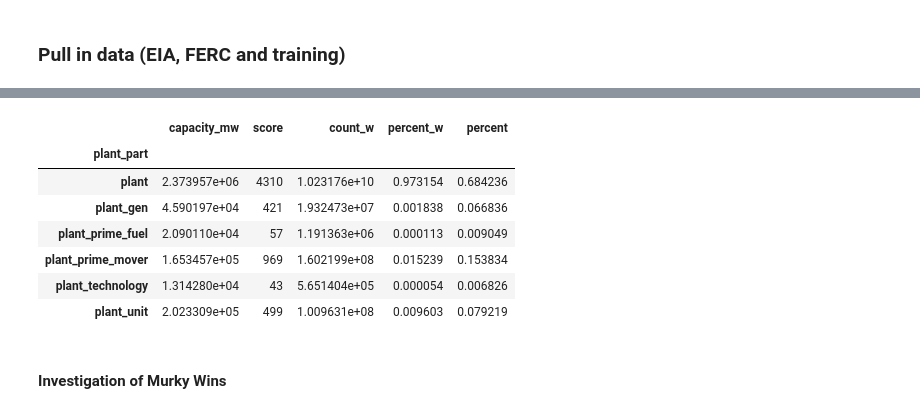
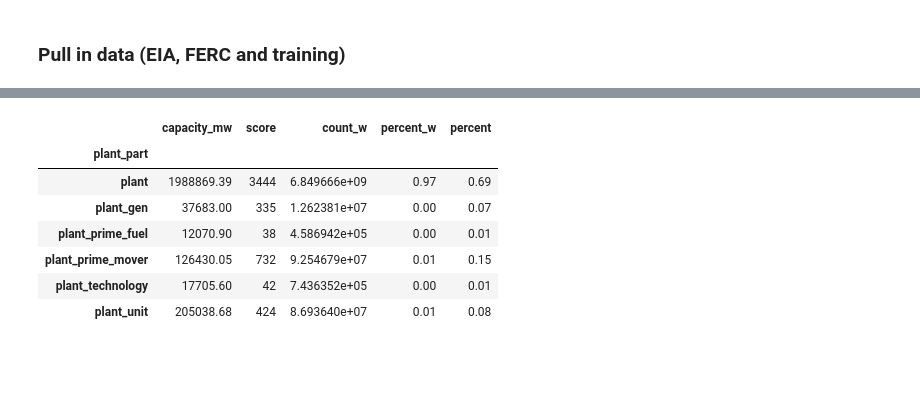
Before and after one commit to catalyst-cooperative/rmi-ferc1-eia, a Jupyter notebook: notebooks/connect_ferc1_to_eia.ipynb, the cells around one changed output, grey strips where cells are left out. Drawn from its saved outputs; the diff is of its cells as text; code cells hidden in the pictures; blank space fills up the shorter version.

```diff
--- a/notebooks/connect_ferc1_to_eia.ipynb
+++ b/notebooks/connect_ferc1_to_eia.ipynb
@@ -83,3 +67,5 @@ grabbing xlxs file.
 # %%
+file_path_training = pathlib.Path().cwd().parent /'train_ferc1_to_eia.csv'
+file_path_mul = pathlib.Path().cwd().parent /  'master_unit_list.pkl.gz'
 # pudl output object for ferc data
-pudl_out = pudl.output.pudltabl.PudlTabl(pudl_engine,freq='AS')
+pudl_out = pudl.output.pudltabl.PudlTabl(pudl_engine,freq='AS',fill=True,roll=True)
@@ -89,0 +93,10 @@ Converting the dtypes of: ferc1 plant records
+# %%
+inputs = Inputs(file_path_training, file_path_mul, pudl_out)
+features_all = (Features(feature_type='all', inputs=inputs)
+                .get_features(clobber=False))
+features_train = (Features(feature_type='training', inputs=inputs)
+                  .get_features(clobber=False))
+tuner = ModelTuner(features_train, inputs.get_train_index(), n_splits=10)
+
+matcher = Matches(best=tuner.get_best_fit_model(), inputs=inputs)
+matches_best = matcher.get_best_matches(features_train, features_all)
@@ -274,28 +227,26 @@ winners.to_pickle(file_path_ferc1_eia, compression='gzip')
 # %%
-wins = (winners.reset_index().merge(plant_parts_df.
+wins = (matches_best.reset_index().merge(inputs.plant_parts_df.
               reset_index()[['record_id_eia','plant_part','capacity_mw']],
               on=['record_id_eia'],
               how='left',
               suffixes=('_feature','')
              ).
         groupby(['plant_part']).
         agg({'capacity_mw':sum,
              'score': 'count'}).
         assign(count_w=lambda x: x.capacity_mw * x.score,
                percent_w=lambda x: x.count_w/x.sum()['count_w'],
                percent=lambda x: x.score/x.sum()['score'],
               )
        )
 
-wins
+wins.round(2)
 # %% [output]
 |  | capacity_mw | score | count_w | percent_w | percent |
 | plant_part |  |  |  |  |  |
-| plant | 2.373957e+06 | 4310 | 1.023176e+10 | 0.973154 | 0.684236 |
-| plant_gen | 4.590197e+04 | 421 | 1.932473e+07 | 0.001838 | 0.066836 |
-| plant_prime_fuel | 2.090110e+04 | 57 | 1.191363e+06 | 0.000113 | 0.009049 |
-| plant_prime_mover | 1.653457e+05 | 969 | 1.602199e+08 | 0.015239 | 0.153834 |
-| plant_technology | 1.314280e+04 | 43 | 5.651404e+05 | 0.000054 | 0.006826 |
-| plant_unit | 2.023309e+05 | 499 | 1.009631e+08 | 0.009603 | 0.079219 |
+| plant | 1988869.39 | 3444 | 6.849666e+09 | 0.97 | 0.69 |
+| plant_gen | 37683.00 | 335 | 1.262381e+07 | 0.00 | 0.07 |
+| plant_prime_fuel | 12070.90 | 38 | 4.586942e+05 | 0.00 | 0.01 |
+| plant_prime_mover | 126430.05 | 732 | 9.254679e+07 | 0.01 | 0.15 |
+| plant_technology | 17705.60 | 42 | 7.436352e+05 | 0.00 | 0.01 |
+| plant_unit | 205038.68 | 424 | 8.693640e+07 | 0.01 | 0.08 |
-# %% [markdown]
-#### Investigation of Murky Wins
```
Also changed, not shown: parts of 35 cells of this notebook, 1 other file.
